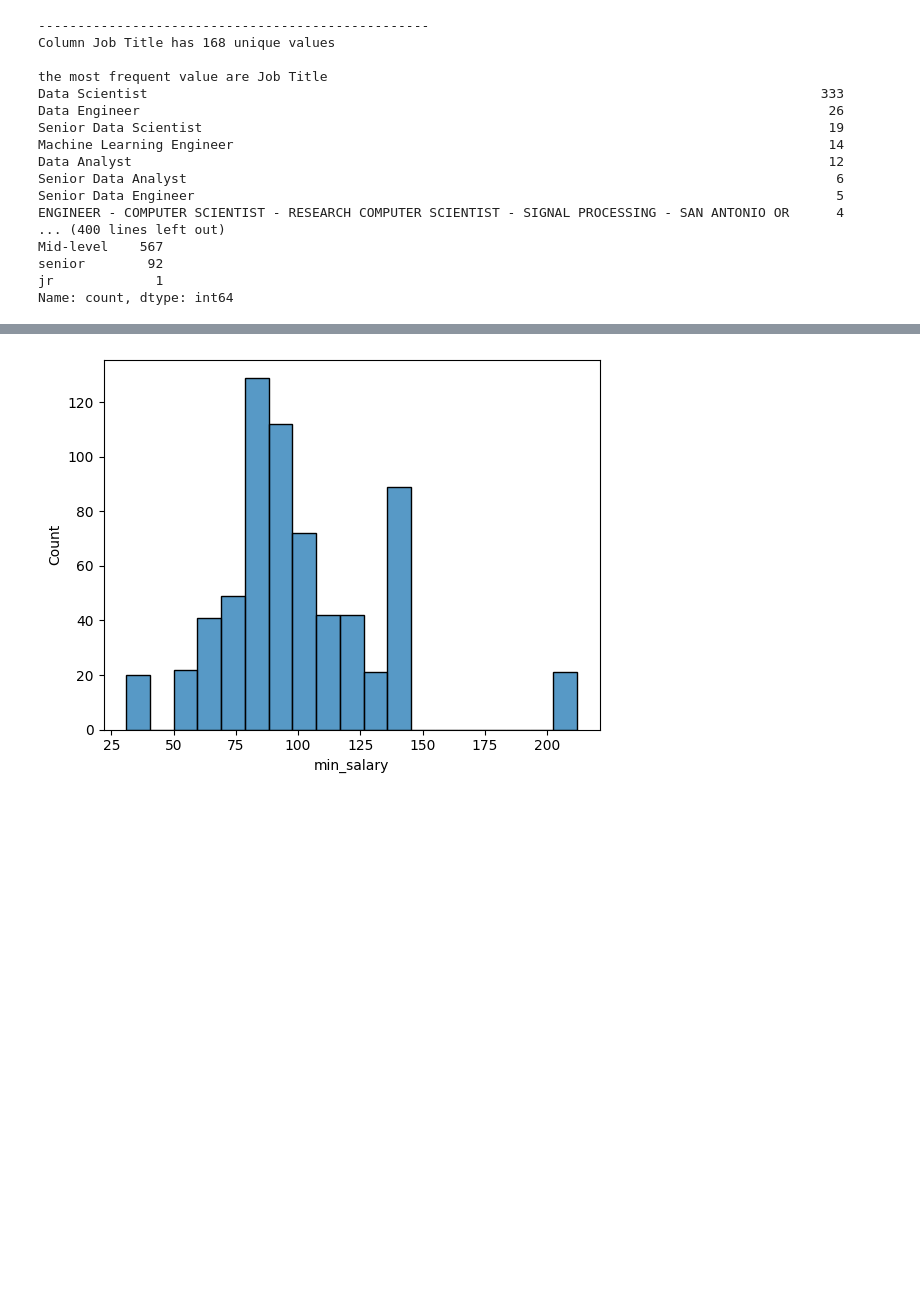
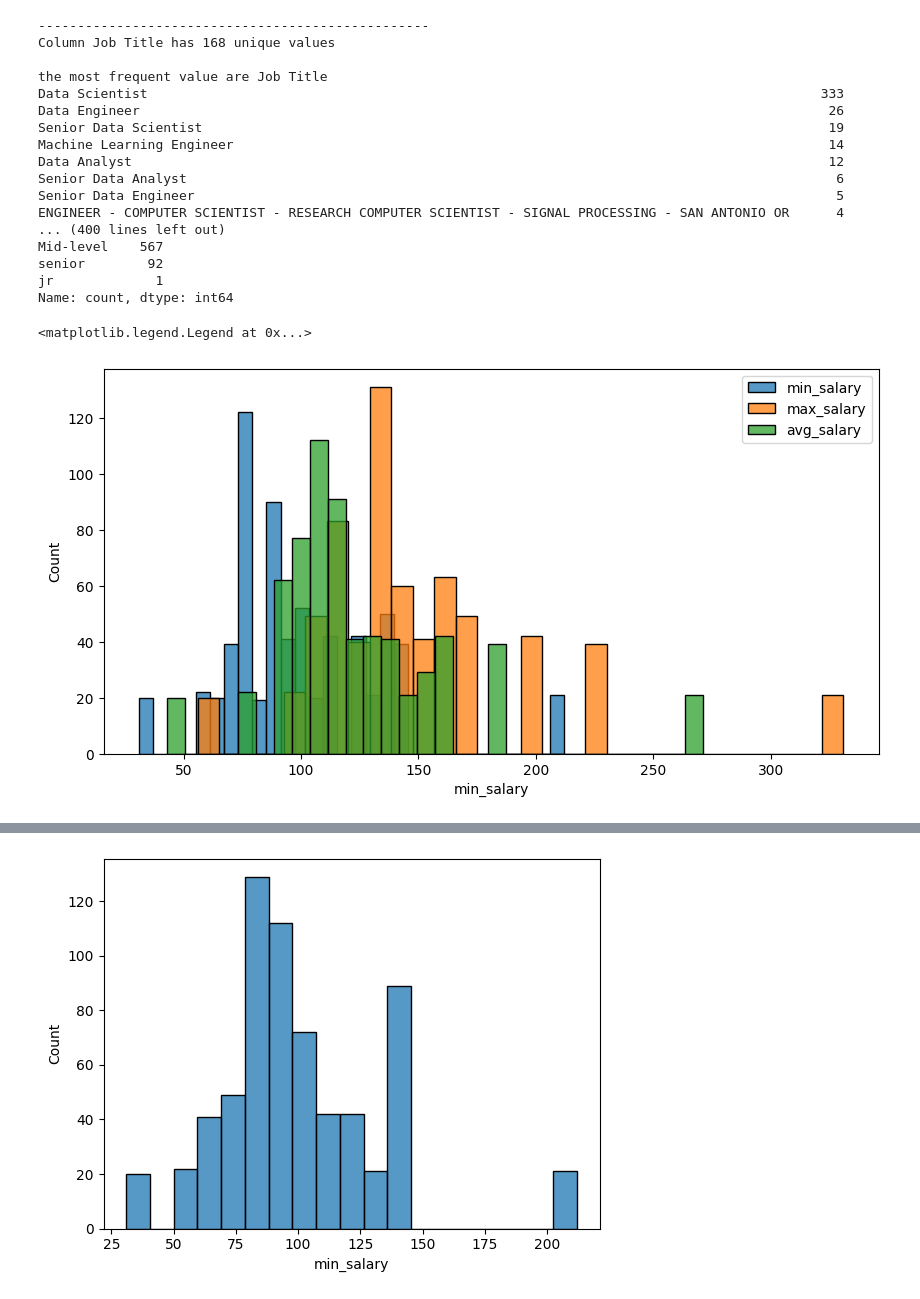
Before and after one commit to Mohsenmohebbi1993/Kaggle, a Jupyter notebook: 5. ds-job-post-dea/ds-job-post-dea.ipynb, the cells around one changed output, grey strips where cells are left out. Cells and saved outputs as stored; diff of their text form; code cells hidden in the pictures; blank space fills up the shorter version.

Commit message:
histplot

```diff
--- a/5. ds-job-post-dea/ds-job-post-dea.ipynb
+++ b/5. ds-job-post-dea/ds-job-post-dea.ipynb
@@ -285,3 +256,17 @@ Mid-level    567
 senior        92
 jr             1
 Name: count, dtype: int64
+# %%
+columns_name = cleaned_data.columns[cleaned_data.columns.str.endswith("salary")]
+
+fig, ax = plt.subplots(1)
+fig.set_size_inches(10, 5)
+
+# plot each column
+for col_name in columns_name:
+    ax = sns.histplot(data=cleaned_data, x=col_name, bins=30)
+
+plt.legend(labels=columns_name)
+# %% [output]
+<matplotlib.legend.Legend at 0x...>
+[figure, added]
```
Also changed, not shown: parts of 2 cells of this notebook.
